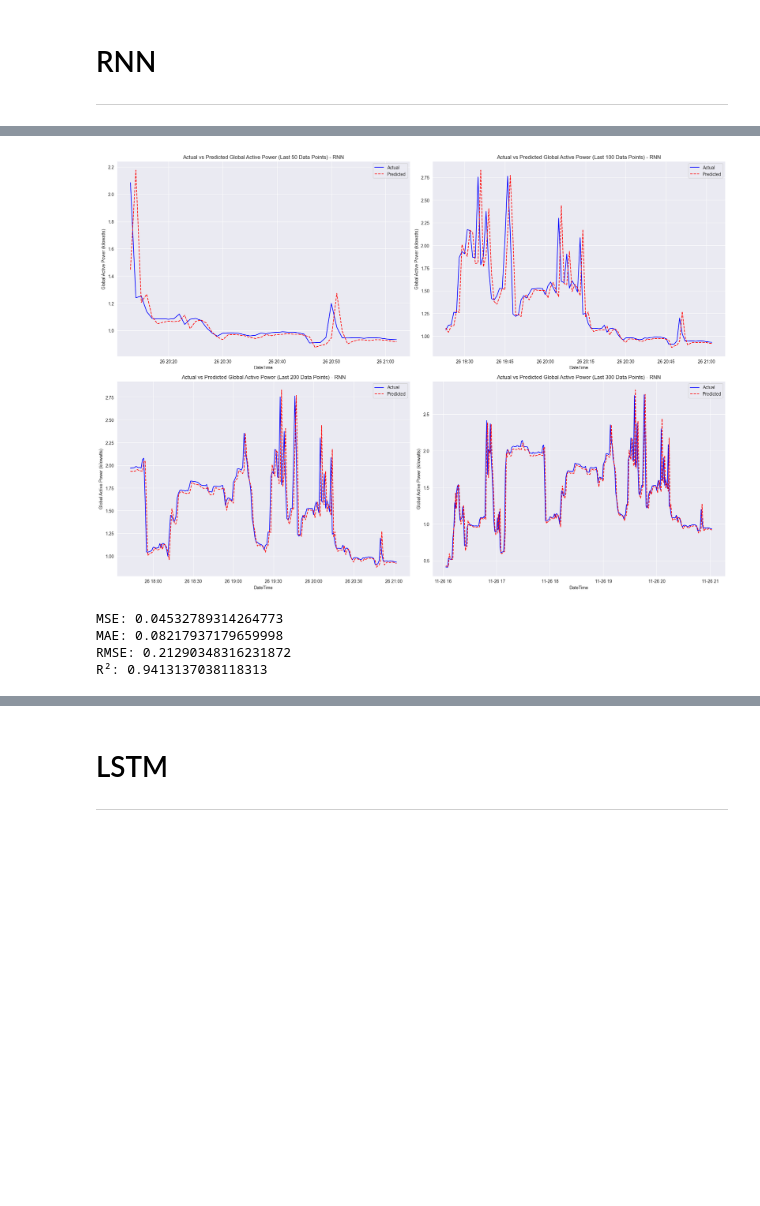
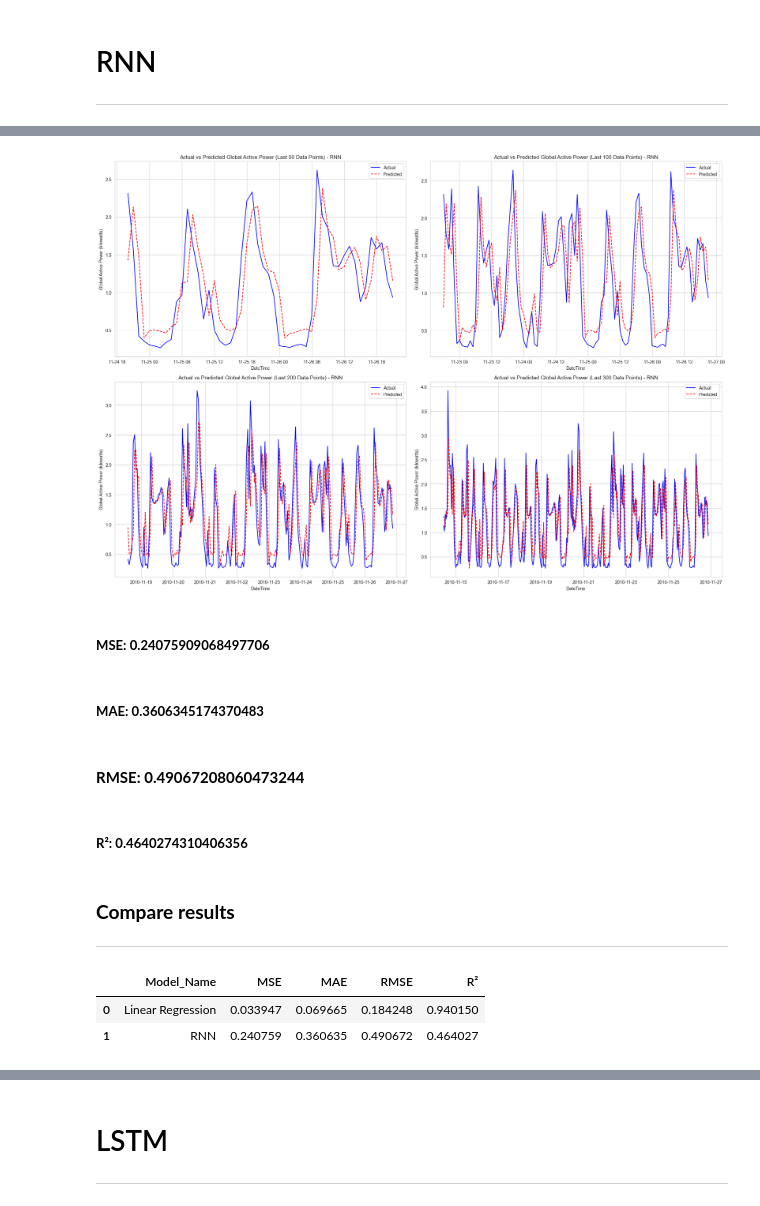
Before and after one commit to BarackSamuni/Data_science_lab2_homework2_solution, a Jupyter notebook: Fix Notebook.ipynb, the cells around one changed output, grey strips where cells are left out. Saved outputs shown, nothing was run; the diff lists cells and outputs as text; code cells hidden in the pictures; blank space fills up the shorter version.

```diff
--- a/Fix Notebook.ipynb
+++ b/Fix Notebook.ipynb
@@ -457,7 +450,7 @@ lags = 3
 resample_freq='min'
 
 # Evaluate linear regression model on the original time interval
-mse, mae, rmse, r2, y_test, y_pred = train_and_evaluate_linear_regression(power_consumption_df_no_missing, target_column, lags,resample_freq)
+mse, mae, rmse, r2, y_test, y_pred = train_and_evaluate_linear_regression(power_consumption_df_no_missing_no_outliers, target_column, lags,resample_freq)
 
 print("\nLinear Regression Model Performance on Original Data:")
 print(f"MSE: {mse}")
@@ -466,5 +459,6 @@ print(f"RMSE: {rmse}")
 print(f"R²: {r2}")
 
 plot_actual_vs_predicted(y_test, y_pred, 'Linear Regression')
+results_df = pd.DataFrame({"Model_Name": "Linear Regression", "MSE": mse, "MAE": mae,"RMSE":rmse, unicodeit.replace('R^2'): r2},index=[0])
 # %% [output]
 Linear Regression Model Performance on Original Data:
@@ -509,7 +514,8 @@ def train_and_evaluate_rnn(df, target_column, lags, resample_freq='D', epochs=10
 
     # Build RNN model
     rnn_model = Sequential()
-    rnn_model.add(SimpleRNN(50, input_shape=(X_train_reshaped.shape[1], X_train_reshaped.shape[2])))
+    rnn_model.add(Input(shape=(X_train_reshaped.shape[1], X_train_reshaped.shape[2])))
+    rnn_model.add(SimpleRNN(50))
     rnn_model.add(Dense(1))
     rnn_model.compile(optimizer='adam', loss='mse')
 
@@ -535,12 +541,13 @@ lags = 3
 resample_freq = ('h')  # Change this to 'T', 'H', 'D', 'W', 'min' as needed
 
 # Train and evaluate RNN model
-mse, mae, rmse, r2, y_test, y_pred = train_and_evaluate_rnn(power_consumption_df_no_missing, target_column, lags, resample_freq)
+mse, mae, rmse, r2, y_test, y_pred = train_and_evaluate_rnn(power_consumption_df_no_missing_no_outliers, target_column, lags, resample_freq)
 plot_actual_vs_predicted(y_test, y_pred, 'RNN')
 
 # Print results
-print(f'MSE: {mse}')
-print(f'MAE: {mae}')
-print(f'RMSE: {rmse}')
-print(f'R²: {r2}')
+display(Markdown(f'##### **MSE: {mse}**\n'))
+display(Markdown(f'##### **MAE: {mae}**\n'))
+display(Markdown(f'#### **RMSE: {rmse}**\n'))
+display(Markdown(f'##### **R²: {r2}**\n'))
+results_df = pd.concat([results_df,pd.DataFrame({"Model_Name": "RNN", "MSE": mse, "MAE": mae, "RMSE":rmse, unicodeit.replace('R^2'): r2},index=[0])],axis=0, ignore_index=True)
 # %% [output]
@@ -548,5 +555,14 @@ print(f'R²: {r2}')
-[figure, old version]
+[figure, new version]
-MSE: 0.04532789314264773
-MAE: 0.08217937179659998
-RMSE: 0.21290348316231872
-R²: 0.9413137038118313
+##### **MSE: 0.24075909068497706**
+##### **MAE: 0.3606345174370483**
+#### **RMSE: 0.49067208060473244**
+##### **R²: 0.4640274310406356**
+# %% [markdown]
+### **Compare results**
+***
+# %%
+display(results_df)
+# %% [output]
+|  | Model_Name | MSE | MAE | RMSE | R² |
+| 0 | Linear Regression | 0.033947 | 0.069665 | 0.184248 | 0.940150 |
+| 1 | RNN | 0.240759 | 0.360635 | 0.490672 | 0.464027 |
```
Also changed, not shown: parts of 15 cells of this notebook, 1 other file.
